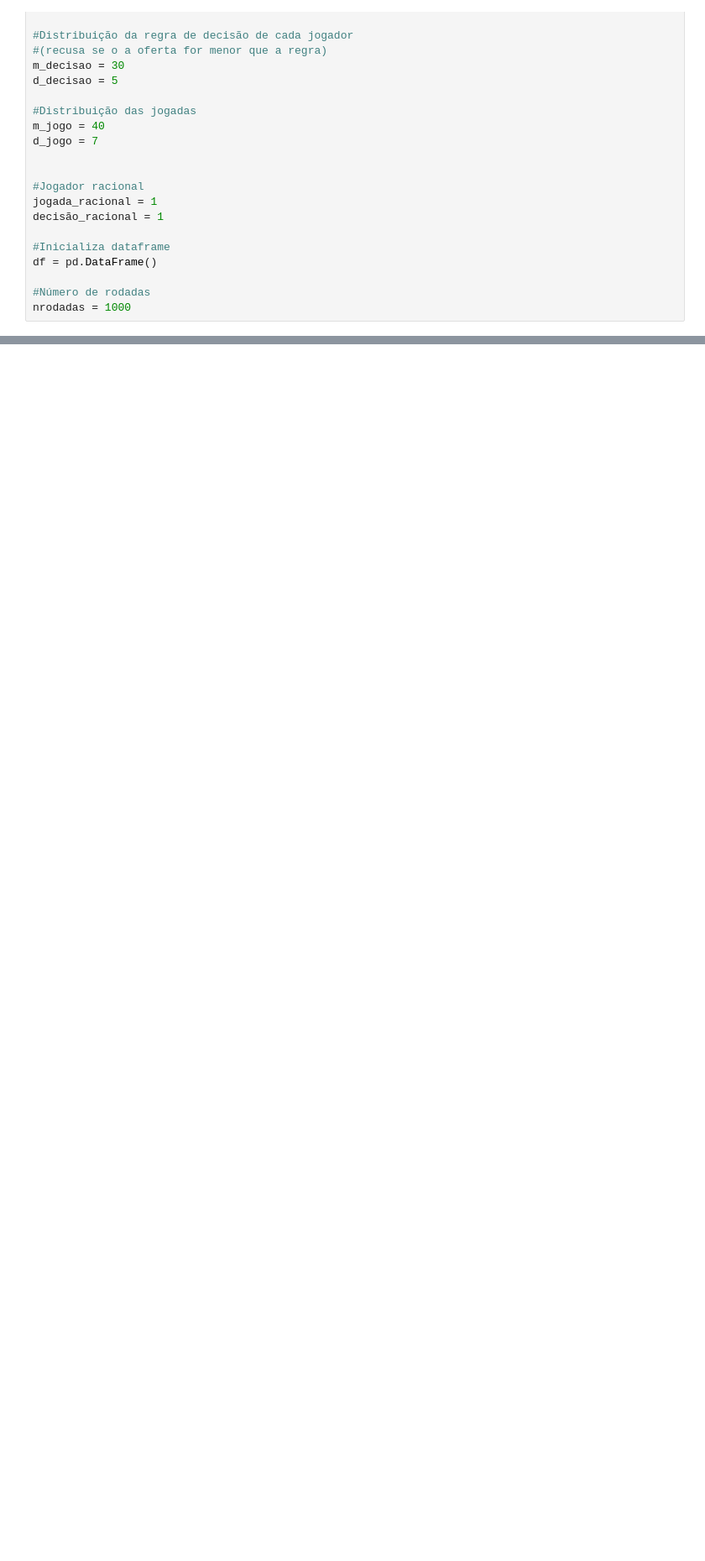
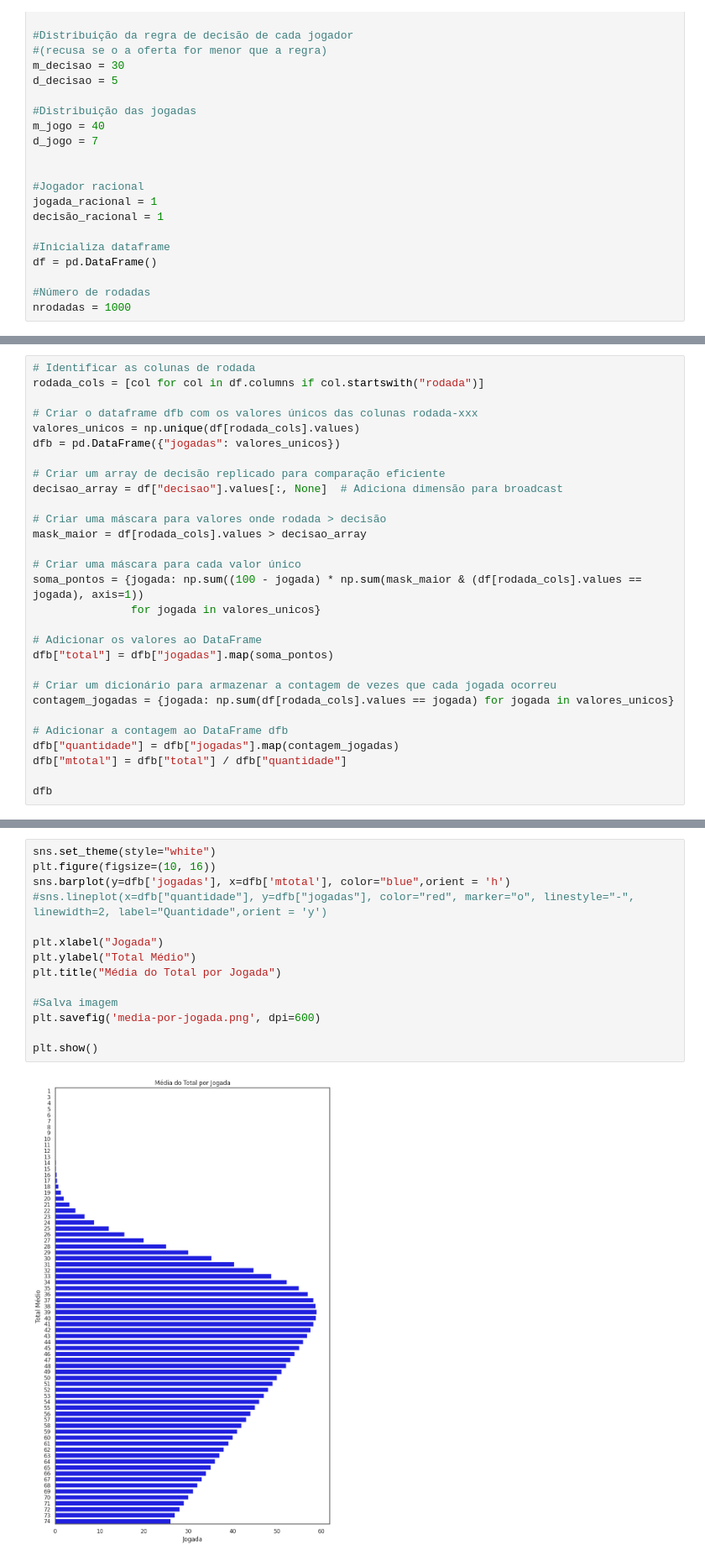
Before and after one commit to G-Cintra/Micro-3, a Jupyter notebook: Ultimato.ipynb, the cells around one changed output, grey strips where cells are left out. Shown: that part at 84% size. Cells and saved outputs as stored; diff of their text form; blank space fills up the shorter version.

```diff
--- a/Ultimato.ipynb
+++ b/Ultimato.ipynb
@@ -151,0 +173,29 @@ plt.show()
+# %%
+# Identificar as colunas de rodada
+rodada_cols = [col for col in df.columns if col.startswith("rodada")]
+
+# Criar o dataframe dfb com os valores únicos das colunas rodada-xxx
+valores_unicos = np.unique(df[rodada_cols].values)
+dfb = pd.DataFrame({"jogadas": valores_unicos})
+
+# Criar um array de decisão replicado para comparação eficiente
+decisao_array = df["decisao"].values[:, None]  # Adiciona dimensão para broadcast
+
+# Criar uma máscara para valores onde rodada > decisão
+mask_maior = df[rodada_cols].values > decisao_array
+
+# Criar uma máscara para cada valor único
+soma_pontos = {jogada: np.sum((100 - jogada) * np.sum(mask_maior & (df[rodada_cols].values == jogada), axis=1))
+               for jogada in valores_unicos}
+
+# Adicionar os valores ao DataFrame
+dfb["total"] = dfb["jogadas"].map(soma_pontos)
+
+# Criar um dicionário para armazenar a contagem de vezes que cada jogada ocorreu
+contagem_jogadas = {jogada: np.sum(df[rodada_cols].values == jogada) for jogada in valores_unicos}
+
+# Adicionar a contagem ao DataFrame dfb
+dfb["quantidade"] = dfb["jogadas"].map(contagem_jogadas)
+dfb["mtotal"] = dfb["total"] / dfb["quantidade"]
+
+dfb
@@ -151,0 +216,16 @@ plt.show()
+# %%
+sns.set_theme(style="white")
+plt.figure(figsize=(10, 16))
+sns.barplot(y=dfb['jogadas'], x=dfb['mtotal'], color="blue",orient = 'h')
+#sns.lineplot(x=dfb["quantidade"], y=dfb["jogadas"], color="red", marker="o", linestyle="-", linewidth=2, label="Quantidade",orient = 'y')
+
+plt.xlabel("Jogada")
+plt.ylabel("Total Médio")
+plt.title("Média do Total por Jogada")
+
+#Salva imagem
+plt.savefig('media-por-jogada.png', dpi=600)
+
+plt.show()
+# %% [output]
+[figure, added]
```
Also changed, not shown: parts of 13 cells of this notebook, 5 other files.
